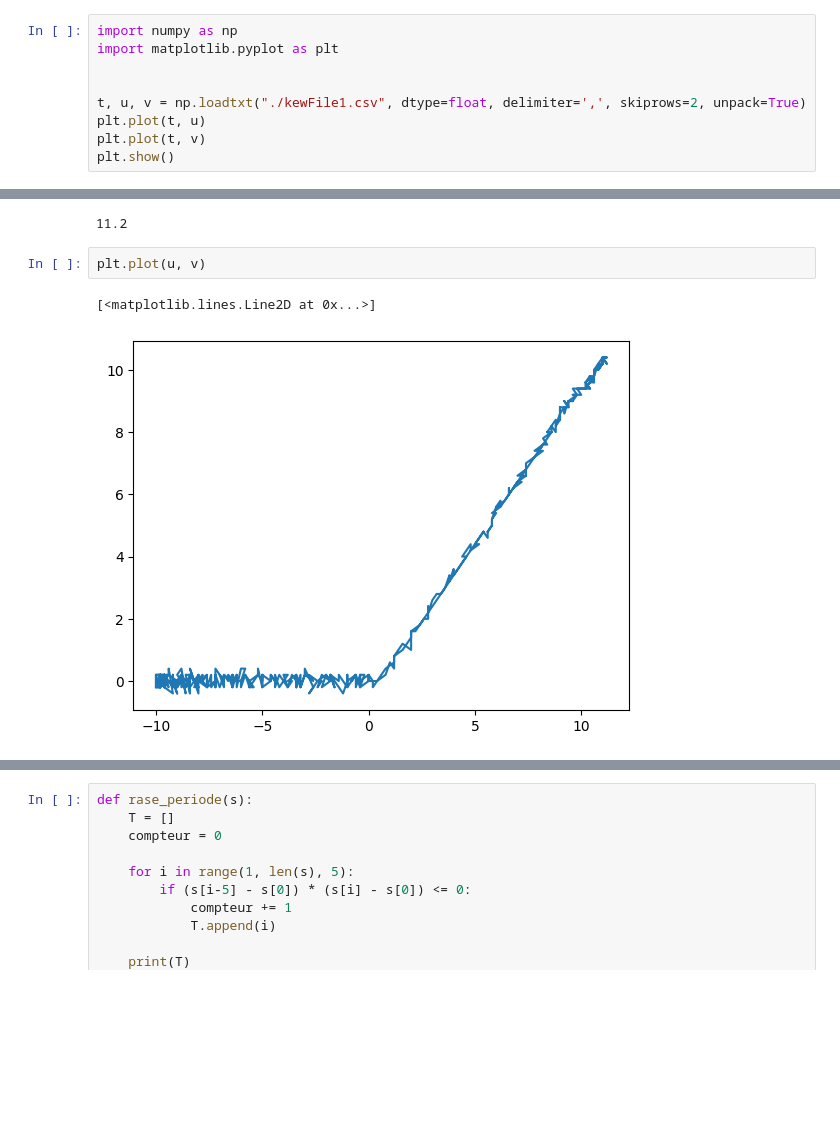
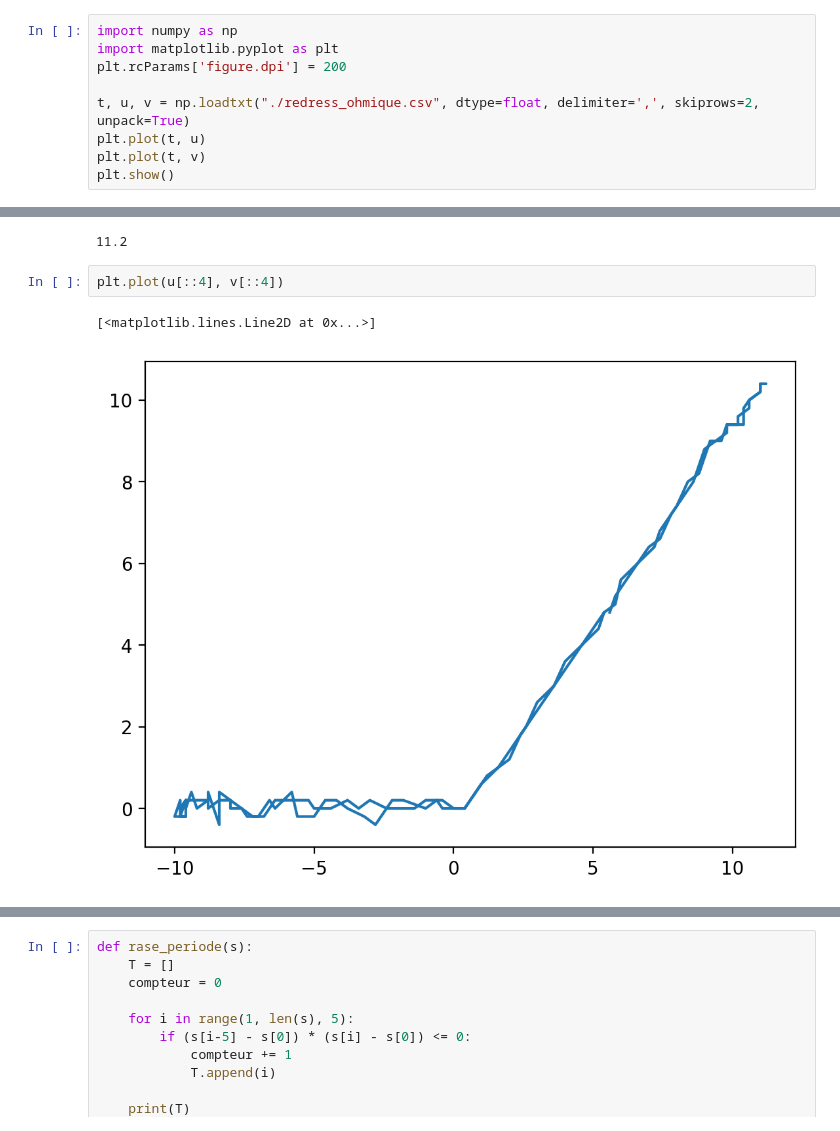
Before and after one commit to phandrieu/TPPhysiqueMPIE, a Jupyter notebook: Untitled.ipynb, the cells around one changed output, grey strips where cells are left out. Saved outputs shown, nothing was run; the diff lists cells and outputs as text; blank space fills up the shorter version.

```diff
--- a/Untitled.ipynb
+++ b/Untitled.ipynb
@@ -1,9 +1,9 @@
 # %%
 import numpy as np
 import matplotlib.pyplot as plt
+plt.rcParams['figure.dpi'] = 200
 
-
-t, u, v = np.loadtxt("./kewFile1.csv", dtype=float, delimiter=',', skiprows=2, unpack=True)
+t, u, v = np.loadtxt("./redress_ohmique.csv", dtype=float, delimiter=',', skiprows=2, unpack=True)
 plt.plot(t, u)
 plt.plot(t, v)
 plt.show()
@@ -87,10 +87,10 @@ print(max(u))
 # %% [output]
 11.2
 # %%
-plt.plot(u, v)
+plt.plot(u[::4], v[::4])
 # %% [output]
 [<matplotlib.lines.Line2D at 0x...>]
-[figure, old version]
+[figure, new version]
 # %%
 t, s1, s2,_ = np.loadtxt("./sortie3.csv", dtype=float, delimiter=',', skiprows=2, unpack=True)
 s = s1 - s2
```
Also changed, not shown: parts of 1 cell of this notebook, 3 other files.
